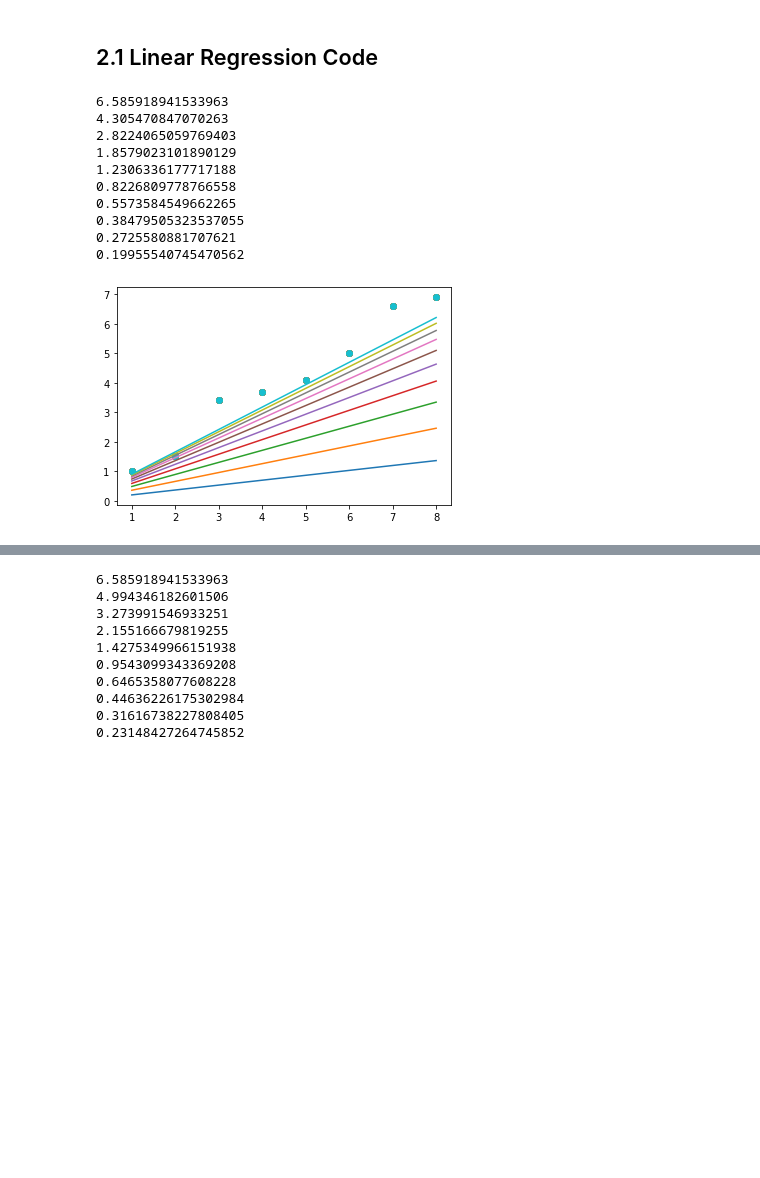
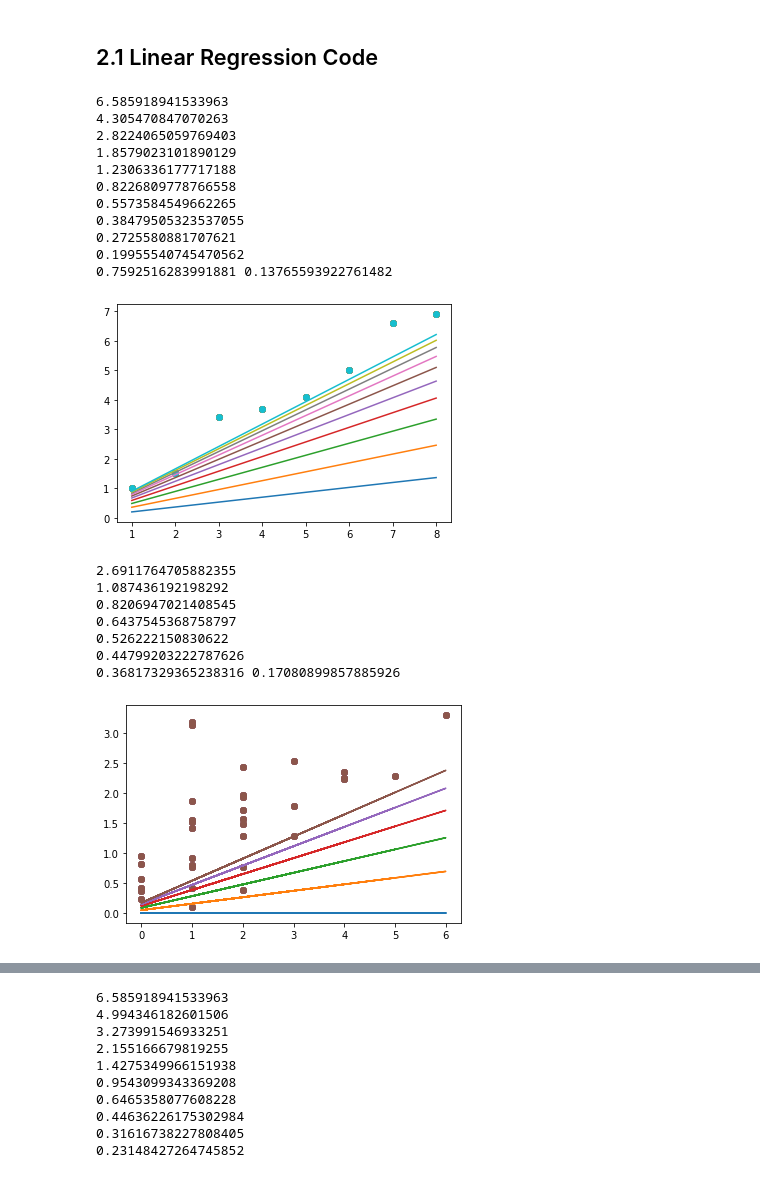
Before and after one commit to zachysenft/Machine-Learning-Algo-Analyses, a Jupyter notebook: Analysis of Linear and LASSO Regressions via Machine Learning.ipynb, the cells around one changed output, grey strips where cells are left out. Saved outputs shown, nothing was run; the diff lists cells and outputs as text; code cells hidden in the pictures; blank space fills up the shorter version.

```diff
--- a/Analysis of Linear and LASSO Regressions via Machine Learning.ipynb
+++ b/Analysis of Linear and LASSO Regressions via Machine Learning.ipynb
@@ -108,25 +123,39 @@ def cost_function(y, y_vals):
     return (dis_sum / len(y))**1/2                   #O(1)
 # %%
+#gradient descent is how the function will move and change to adjust to minimize the cost
+
 def gradient_descent(m, b, x, y):
 
+    #learning rate initialized to be slow, and increment initialized
     learning_rate = 0.001
     i = 0
+
+    #for each value in x, a guess is made based on the current slope and intercept, then error is calculated for the discrepency
     for element in x:                       #O(n)
         guess = m*x[i] + b                  #O(1) operations
         error = y[i] - guess                #O(1) operations
 
+        #slope and intercept are then adjusted in hopes that future iterations will be more accurate
         m = m + error*x[i]*learning_rate    #O(1) operations
         b = b + error*learning_rate         #O(1) operations
 
         #print(m, b)
 
+        #increment i and do it again...
         i = i + 1
 
+    #return the value of the slope and intercept
     return m, b
 
 m, b = gradient_descent(0, 0, x, y)
 
+
+
+
+
+
 #Calculating the values via the slope, intercept.. not really part of the *algorithm*
+#This is for the simple data
 y2_vals = []
 i = 0
 for element in x:
@@ -155,6 +184,7 @@ while init_cost - new_cost > 0.1:
     plt.plot(x, y2_vals)
     new_cost = cost_function(y, y2_vals)
     print(new_cost)
+print(m, b)
 # %% [output]
 6.585918941533963
 4.305470847070263
@@ -166,4 +196,48 @@ while init_cost - new_cost > 0.1:
 0.38479505323537055
 0.2725580881707621
 0.19955540745470562
+0.7592516283991881 0.13765593922761482
 [figure]
+# %%
+#Tottenham xG one
+
+m = 0
+b = 0
+spurs_y2_vals = []
+i = 0
+for element in spursGoals:
+    spurs_y2_vals.append((spursGoals[i]*m) + b)
+    i = i + 1
+
+plt.scatter(spursGoals,spursXG)
+plt.plot(spursGoals, spurs_y2_vals)
+
+init_cost = 100
+new_cost = cost_function(spursGoals, spurs_y2_vals)
+print(new_cost)
+
+while init_cost - new_cost > 0.1:
+    init_cost = new_cost
+    m, b = gradient_descent(m, b, spursGoals, spursXG)
+
+    spurs_y2_vals = []
+    i = 0
+    for element in spursGoals:
+        spurs_y2_vals.append((spursGoals[i]*m) + b)
+        i = i + 1
+
+    #plt.figure()
+    plt.scatter(spursGoals,spursXG)
+    plt.plot(spursGoals, spurs_y2_vals)
+    new_cost = cost_function(spursXG, spurs_y2_vals)
+    print(new_cost)
+print(m, b)
+# %% [output]
+2.6911764705882355
+1.087436192198292
+0.8206947021408545
+0.6437545368758797
+0.526222150830622
+0.44799203222787626
+0.36817329365238316 0.17080899857885926
+[figure, added]
```
Also changed, not shown: parts of 16 cells of this notebook.
